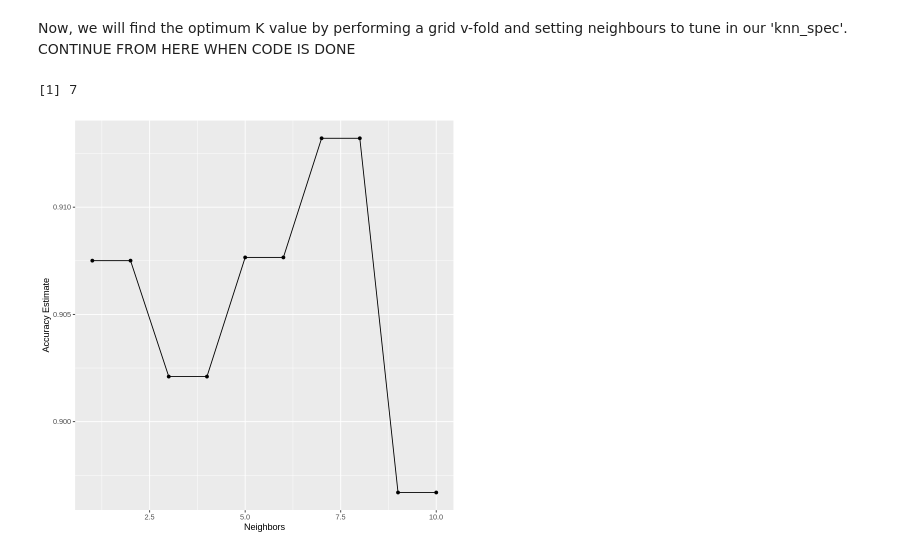
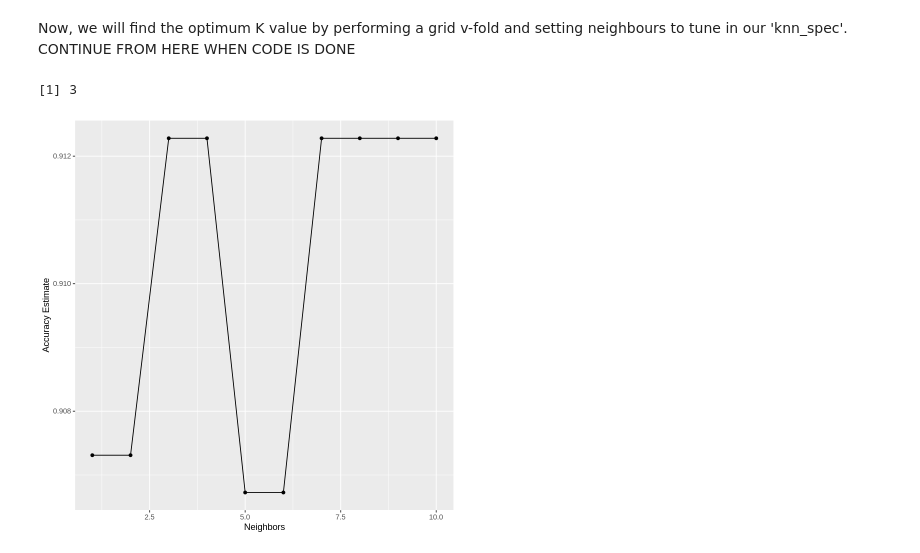
Before and after one commit to purnomoc/dsci100, a Jupyter notebook: forest_fires_report.ipynb, the cells around one changed output. Cells and saved outputs as stored; diff of their text form; code cells hidden in the pictures.

Commit message:
Chnage 5-vfolds to 10-vfolds and calculate the accuracy of the best model

```diff
--- a/forest_fires_report.ipynb
+++ b/forest_fires_report.ipynb
@@ -148,35 +148,35 @@ A tibble: 2 × 4
 Now, we will find the optimum K value by performing a grid v-fold and setting neighbours to tune in our 'knn_spec'. CONTINUE FROM HERE WHEN CODE IS DONE
 # %%
 set.seed(1)
-fire_vfold <- vfold_cv(fire_train, v = 5,strata = Classes)
+fire_vfold <- vfold_cv(fire_train, v = 10,strata = Classes)
 
 best_knn_spec <- nearest_neighbor(weight_func = "rectangular", neighbors = tune()) %>%
     set_engine("kknn") %>%
     set_mode("classification")
 
 k_vals <- tibble(neighbors = seq(from = 1, to = 10, by = 1))
 
 knn_results <- workflow() %>%
     add_recipe(fire_recipe) %>%
     add_model(best_knn_spec) %>%
     tune_grid(resamples = fire_vfold, grid = k_vals) %>%
     collect_metrics()
 
 accuracies <- knn_results %>%
     filter(.metric == "accuracy")
 
 accuracy_plot <- ggplot(accuracies, aes(x = neighbors, y = mean)) +
     geom_point() +
     geom_line() +
     labs (x = "Neighbors", y = "Accuracy Estimate")
 accuracy_plot
 
 best_neighbor <- accuracies %>%
     arrange(desc(mean)) %>%
     slice(1) %>%
     pull(neighbors)
 
 best_neighbor
 # %% [output]
-[1] 7
+[1] 3
-[figure, old version]
+[figure, new version]
```
Also changed, not shown: parts of 1 cell of this notebook.
